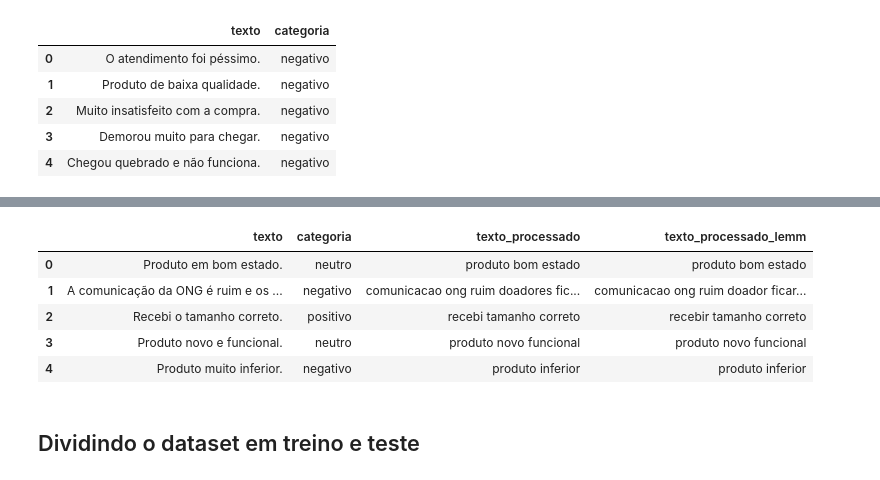
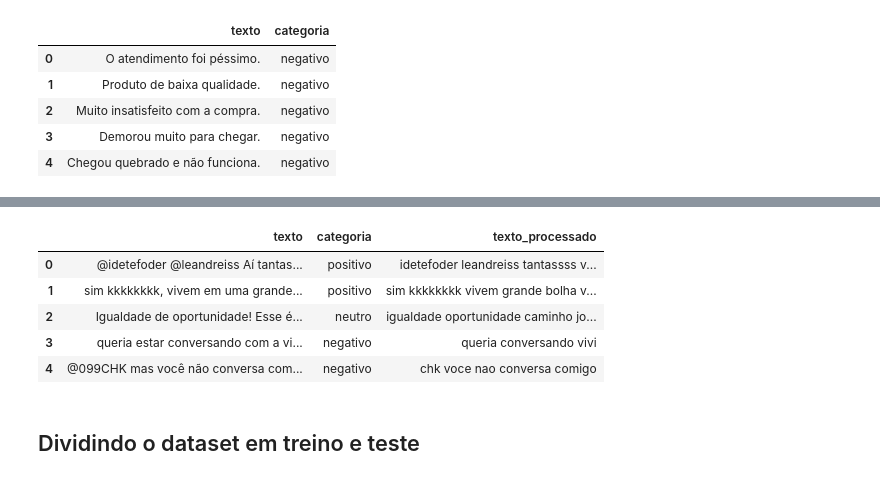
Before and after one commit to dhachcar/postech-tech-challenge-5, a Jupyter notebook: Tech_Challenge_5_NLP_Análise_de_sentimentos_de_texto.ipynb, the cells around one changed output, grey strips where cells are left out. Saved outputs shown, nothing was run; the diff lists cells and outputs as text; code cells hidden in the pictures.

```diff
--- a/Tech_Challenge_5_NLP_Análise_de_sentimentos_de_texto.ipynb
+++ b/Tech_Challenge_5_NLP_Análise_de_sentimentos_de_texto.ipynb
@@ -118,0 +144,18 @@ df
+# %%
+df_ptbr_sentiment_2['categoria'] = df_ptbr_sentiment_2['sentiment'].str.lower()
+df_ptbr_sentiment_2['texto'] = df_ptbr_sentiment_2['tweet_text']
+df_ptbr_sentiment_2_final = df_ptbr_sentiment_2[['texto', 'categoria']]
+df_ptbr_sentiment_2_final = df_ptbr_sentiment_2_final.sample(8000, random_state=777)
+# %%
+df_ptbr_sentiment_3['categoria'] = df_ptbr_sentiment_3['sentiment'].str.lower()
+df_ptbr_sentiment_3['texto'] = df_ptbr_sentiment_3['tweet_text']
+df_ptbr_sentiment_3_final = df_ptbr_sentiment_3[['texto', 'categoria']]
+df_ptbr_sentiment_3_final = df_ptbr_sentiment_3_final.sample(8000, random_state=777)
+# %%
+df_ptbr_sentiment_4['categoria'] = df_ptbr_sentiment_4['sentiment'].str.lower()
+df_ptbr_sentiment_4['texto'] = df_ptbr_sentiment_4['tweet_text']
+df_ptbr_sentiment_4_final = df_ptbr_sentiment_4[['texto', 'categoria']]
+df_ptbr_sentiment_4_final = df_ptbr_sentiment_4_final.groupby('categoria', group_keys=False).apply(lambda x: x.sample(min(len(x), 20000), random_state=777))
+# %%
+df = pd.concat([df_1, df_2, df_3, df_4, df_5, df_ptbr_sentiment_1_final, df_ptbr_sentiment_2_final, df_ptbr_sentiment_3_final, df_ptbr_sentiment_4_final], ignore_index=True)
+df
@@ -148,14 +213,14 @@ df.head()
 # %%
 df['texto_processado'] = df['texto'].apply(tokenizer)
-df['texto_processado_lemm'] = df['texto_processado'].apply(lemmatize)
+# df['texto_processado_lemm'] = df['texto_processado'].apply(lemmatize)
 df.head()
 # %% [output]
-|  | texto | categoria | texto_processado | texto_processado_lemm |
-| 0 | Produto em bom estado. | neutro | produto bom estado | produto bom estado |
-| 1 | A comunicação da ONG é ruim e os ... | negativo | comunicacao ong ruim doadores fic... | comunicacao ong ruim doador ficar... |
-| 2 | Recebi o tamanho correto. | positivo | recebi tamanho correto | recebir tamanho correto |
-| 3 | Produto novo e funcional. | neutro | produto novo funcional | produto novo funcional |
-| 4 | Produto muito inferior. | negativo | produto inferior | produto inferior |
+|  | texto | categoria | texto_processado |
+| 0 | @idetefoder @leandreiss Aí tantas... | positivo | idetefoder leandreiss tantassss v... |
+| 1 | sim kkkkkkkk, vivem em uma grande... | positivo | sim kkkkkkkk vivem grande bolha v... |
+| 2 | Igualdade de oportunidade! Esse é... | neutro | igualdade oportunidade caminho jo... |
+| 3 | queria estar conversando com a vi... | negativo | queria conversando vivi |
+| 4 | @099CHK mas você não conversa com... | negativo | chk voce nao conversa comigo |
 # %% [markdown]
 ## Dividindo o dataset em treino e teste
 # %%
```
Also changed, not shown: parts of 43 cells of this notebook.
